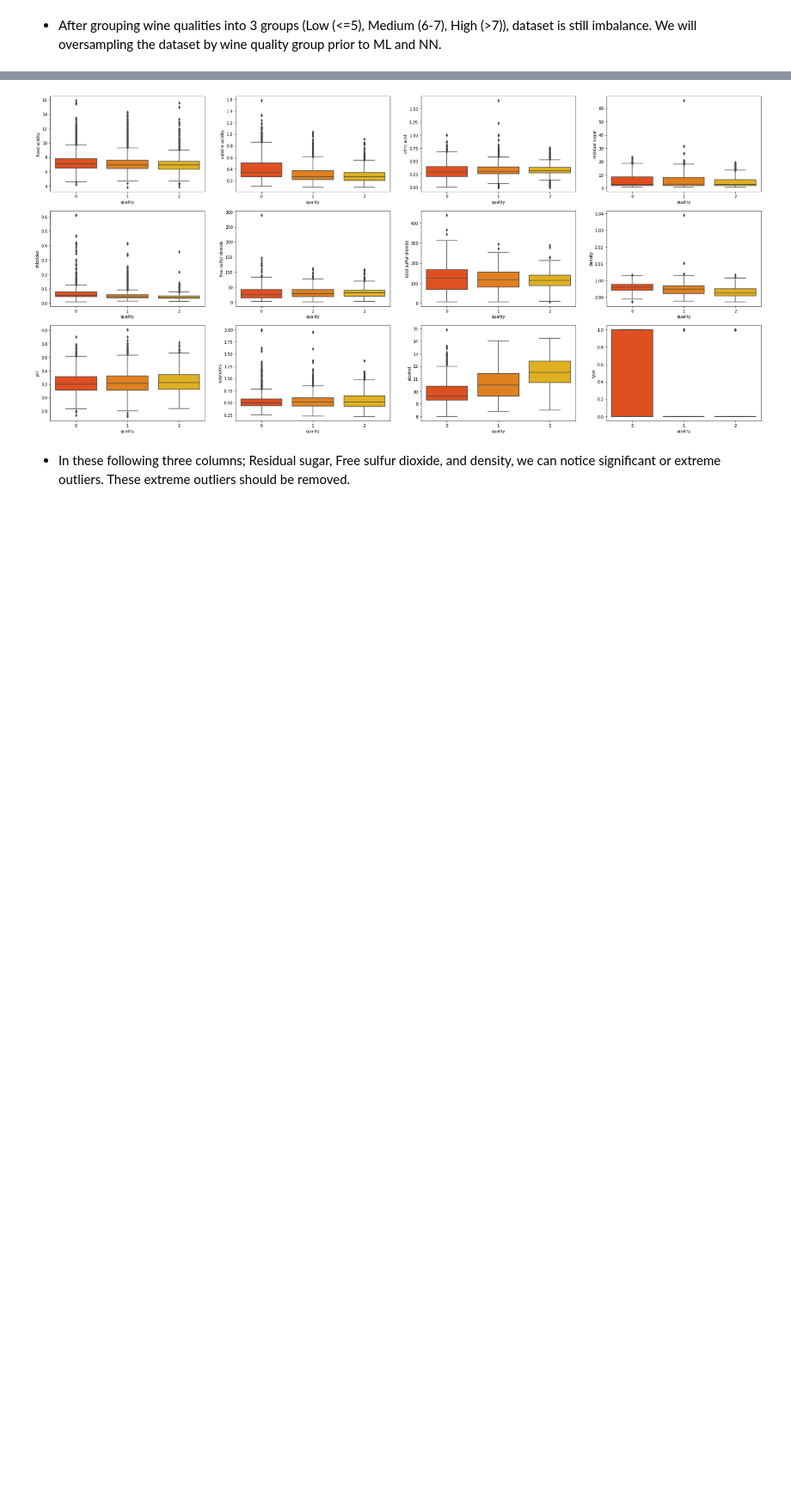
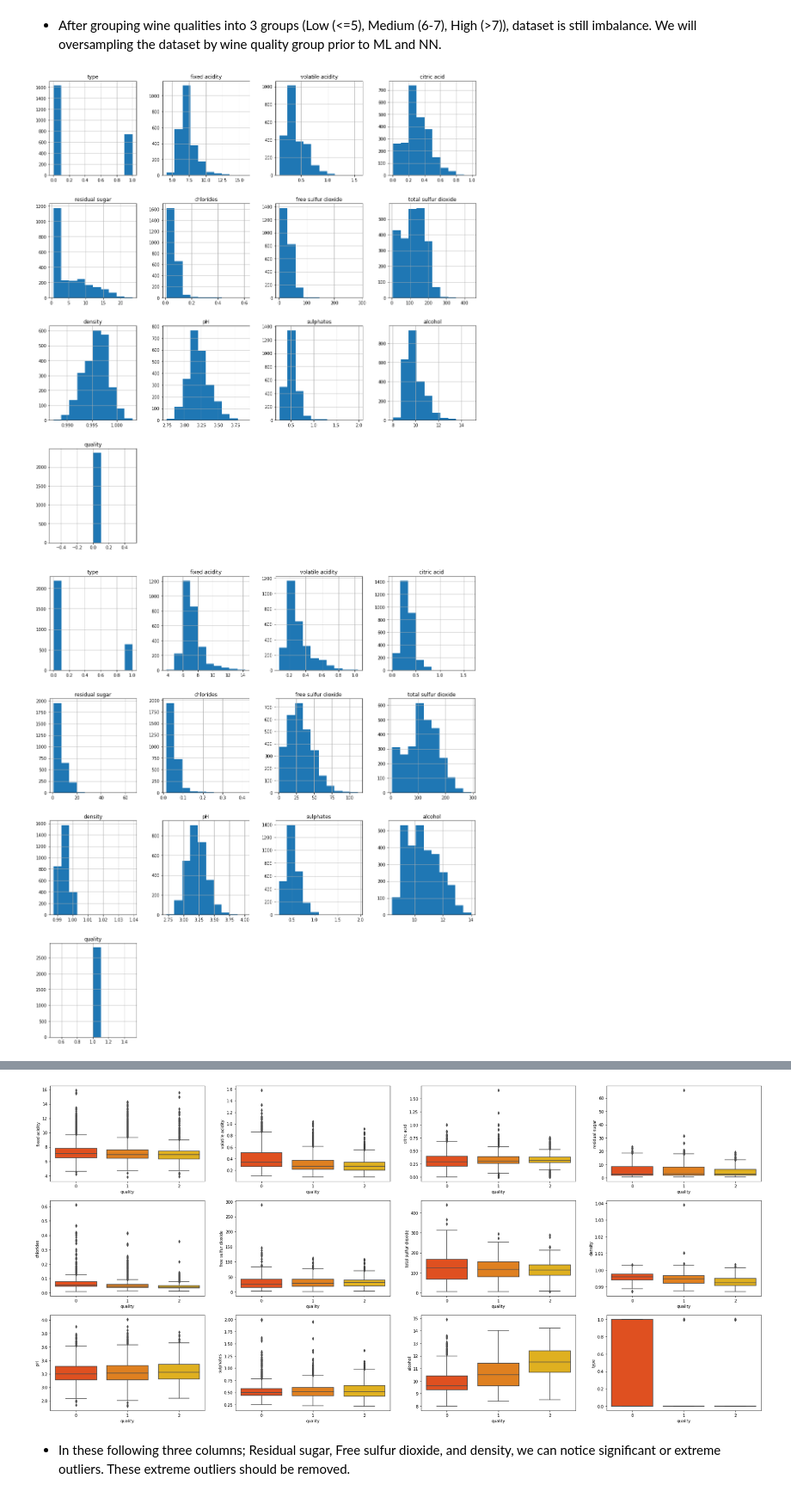
Before and after one commit to pakkardkaw/deepLearningHomework, a Jupyter notebook: wine_quality.ipynb, the cells around one changed output, grey strips where cells are left out. Shown at 86% size. Saved outputs shown, nothing was run; the diff lists cells and outputs as text; code cells hidden in the pictures; blank space fills up the shorter version.

```diff
--- a/wine_quality.ipynb
+++ b/wine_quality.ipynb
@@ -258,5 +262,8 @@ High: 2 19.67 % of the dataset
 *   After grouping wine qualities into 3 groups (Low (<=5), Medium (6-7), High (>7)), dataset is still imbalance. We will oversampling the dataset by wine quality group prior to ML and NN.
 # %%
 #Check distribution of features data grouped by quality values
-#ax = df_alldata.groupby(['quality']).hist(bins=10, figsize=(18,20))
-#plt.show()
+ax = df_alldata.groupby(['quality']).hist(bins=10, figsize=(18,20))
+plt.show()
+# %% [output]
+[figure, added]
+[figure, added]
```
Also changed, not shown: parts of 58 cells of this notebook.
